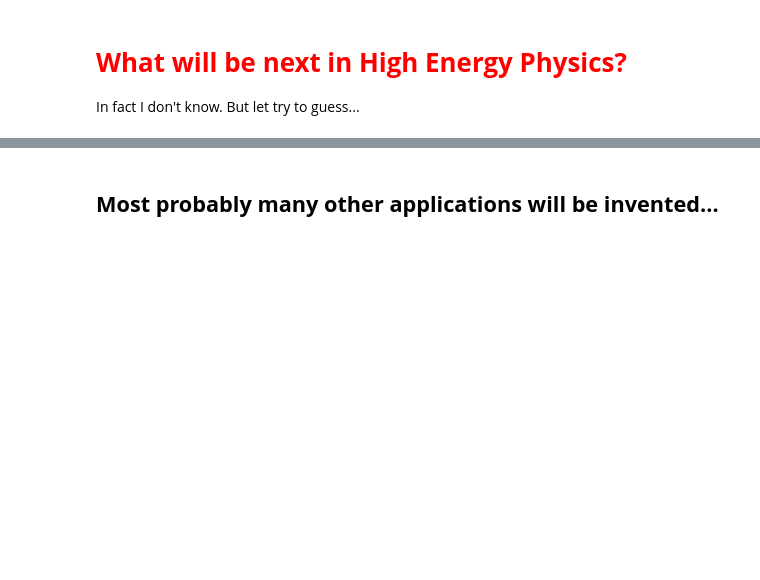
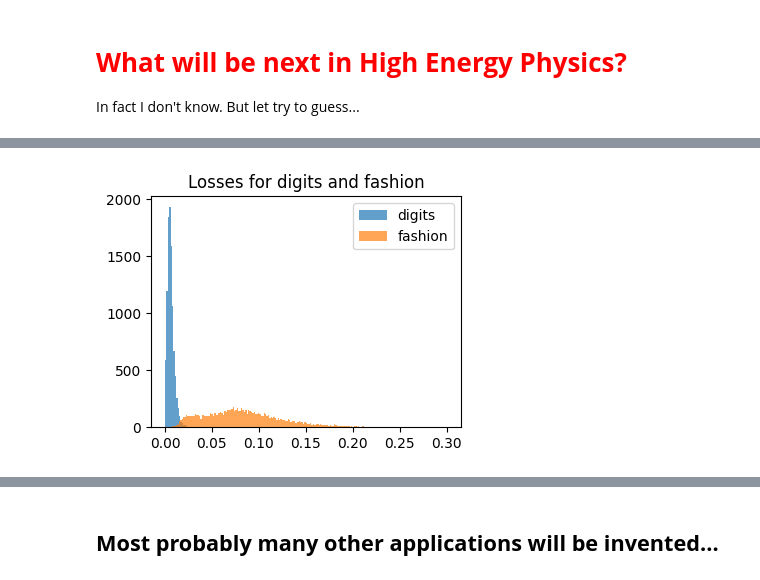
Before and after one commit to marcinwolter/Seminars, a Jupyter notebook: NeuralNets_2026_05_12.ipynb, the cells around one changed output, grey strips where cells are left out. Cells and saved outputs as stored; diff of their text form; code cells hidden in the pictures; blank space fills up the shorter version.

```diff
--- a/NeuralNets_2026_05_12.ipynb
+++ b/NeuralNets_2026_05_12.ipynb
@@ -1656,0 +1958,14 @@ Finding particle tracks in HEP experiments using Graph Neural Networks GNNs.
+# %%
+losses = keras.losses.mean_squared_error(decoded_imgs, x_test)
+#print(losses[0:20])
+fashion_losses = keras.losses.mean_squared_error(fashion_decoded_imgs, xf_test)
+#print(fashion_losses[0:20])
+# %%
+plt.hist(losses,bins=200,range=(0,0.3),label="digits",alpha=0.7)
+plt.hist(fashion_losses,bins=200,range=(0,0.3),label="fashion",alpha=0.7)
+plt.title("Losses for digits and fashion")
+plt.legend()
+#plt.yscale('log')
+plt.show()
+# %% [output]
+[figure, added]
```
Also changed, not shown: parts of 50 cells of this notebook.
